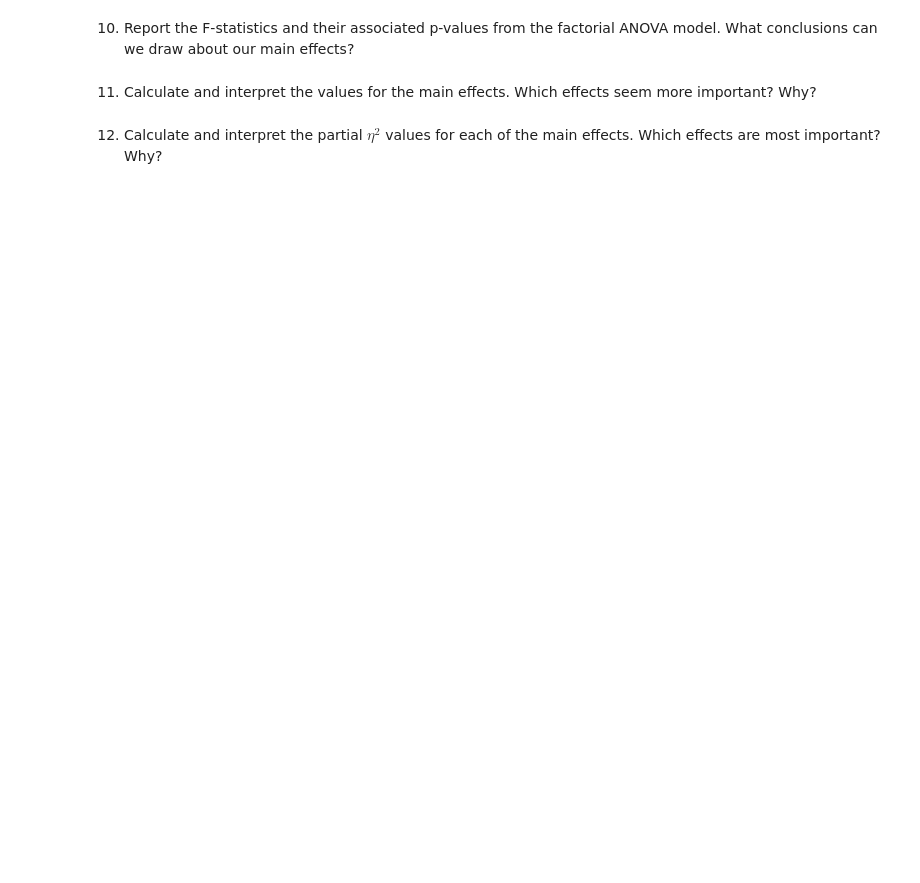
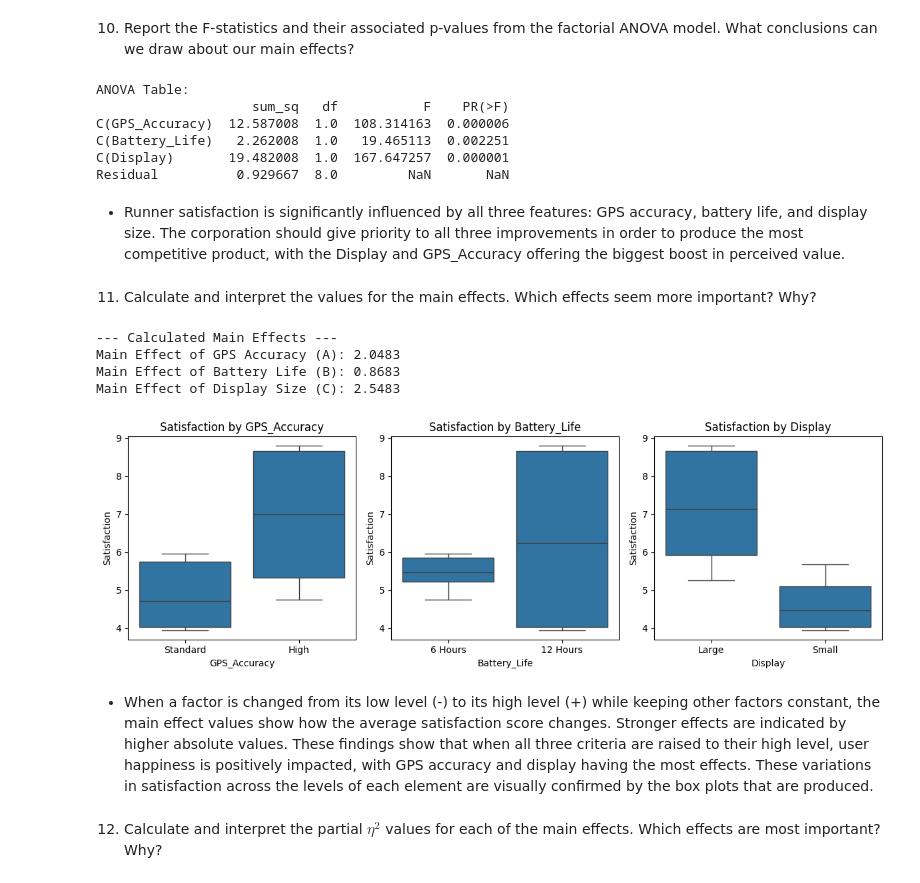
Before and after one commit to cmuriithi/STAT-7220-Applied-Experimental-Design, a Jupyter notebook: Assignments/HW3/STAT-7220-HW3.ipynb, the cells around one changed output. Saved outputs shown, nothing was run; the diff lists cells and outputs as text; code cells hidden in the pictures; blank space fills up the shorter version.

```diff
--- a/Assignments/HW3/STAT-7220-HW3.ipynb
+++ b/Assignments/HW3/STAT-7220-HW3.ipynb
@@ -458,10 +594,69 @@ Due to time and resource limitations, the company would rather conduct a $2^{3-1
 10. Report the F-statistics and their associated p-values from the factorial ANOVA model. What conclusions can we draw about our main effects?
 # %%
 ## Question 10 Code ##
+
+# ANOVA model
+band_model = ols('Satisfaction ~ C(GPS_Accuracy) + C(Battery_Life) + C(Display)', data=band).fit()
+anova_table = sm.stats.anova_lm(band_model, typ=2)
+
+# ANOVA results
+print("\nANOVA Table:")
+print(anova_table)
+# %% [output]
+ANOVA Table:
+                    sum_sq   df           F    PR(>F)
+C(GPS_Accuracy)  12.587008  1.0  108.314163  0.000006
+C(Battery_Life)   2.262008  1.0   19.465113  0.002251
+C(Display)       19.482008  1.0  167.647257  0.000001
+Residual          0.929667  8.0         NaN       NaN
+# %% [markdown]
+- Runner satisfaction is significantly influenced by all three features: GPS accuracy, battery life, and display size. The corporation should give priority to all three improvements in order to produce the most competitive product, with the Display and GPS_Accuracy offering the biggest boost in perceived value.
 # %% [markdown]
 11. Calculate and interpret the values for the main effects. Which effects seem more important? Why?
 # %%
 ## Question 11 Code ##
+
+# Create a copy of the original band DataFrame
+band_encoded = band.copy()
+
+# Map categorical levels to -1 and 1 for effect calculation
+band_encoded['GPS_Accuracy'] = band_encoded['GPS_Accuracy'].map({'Standard': -1, 'High': 1})
+band_encoded['Battery_Life'] = band_encoded['Battery_Life'].map({'6 Hours': -1, '12 Hours': 1})
+band_encoded['Display'] = band_encoded['Display'].map({'Small': -1, 'Large': 1})
+
+
+# Calculate Main Effects
+def calculate_effect(factor_name):
+    high_mean = band_encoded[band_encoded[factor_name] == 1]['Satisfaction'].mean()
+    low_mean = band_encoded[band_encoded[factor_name] == -1]['Satisfaction'].mean()
+    return high_mean - low_mean
+
+effect_a = calculate_effect('GPS_Accuracy')
+effect_b = calculate_effect('Battery_Life')
+effect_c = calculate_effect('Display')
+
+print("\n--- Calculated Main Effects ---")
+print(f"Main Effect of GPS Accuracy (A): {effect_a:.4f}")
+print(f"Main Effect of Battery Life (B): {effect_b:.4f}")
+print(f"Main Effect of Display Size (C): {effect_c:.4f}")
+
+# Exploratory Visualizations
+plt.figure(figsize=(12, 4))
+factors = ['GPS_Accuracy', 'Battery_Life', 'Display']
+for i, factor in enumerate(factors, 1):
+    plt.subplot(1, 3, i)
+    sns.boxplot(x=factor, y='Satisfaction', data=band)
+    plt.title(f'Satisfaction by {factor}')
+plt.tight_layout()
+plt.show()
+# %% [output]
+--- Calculated Main Effects ---
+Main Effect of GPS Accuracy (A): 2.0483
+Main Effect of Battery Life (B): 0.8683
+Main Effect of Display Size (C): 2.5483
+[figure, added]
+# %% [markdown]
+- When a factor is changed from its low level (-) to its high level (+) while keeping other factors constant, the main effect values show how the average satisfaction score changes. Stronger effects are indicated by higher absolute values. These findings show that when all three criteria are raised to their high level, user happiness is positively impacted, with GPS accuracy and display having the most effects. These variations in satisfaction across the levels of each element are visually confirmed by the box plots that are produced.
 # %% [markdown]
 12. Calculate and interpret the partial $\eta^2$ values for each of the main effects. Which effects are most important? Why?
 # %%
```
Also changed, not shown: parts of 10 cells of this notebook.
